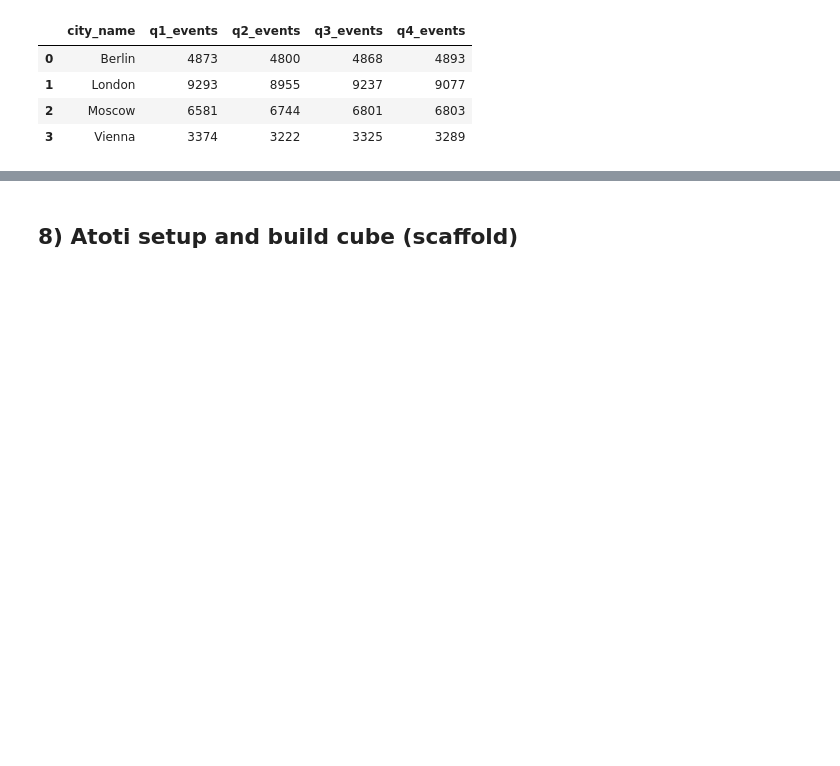
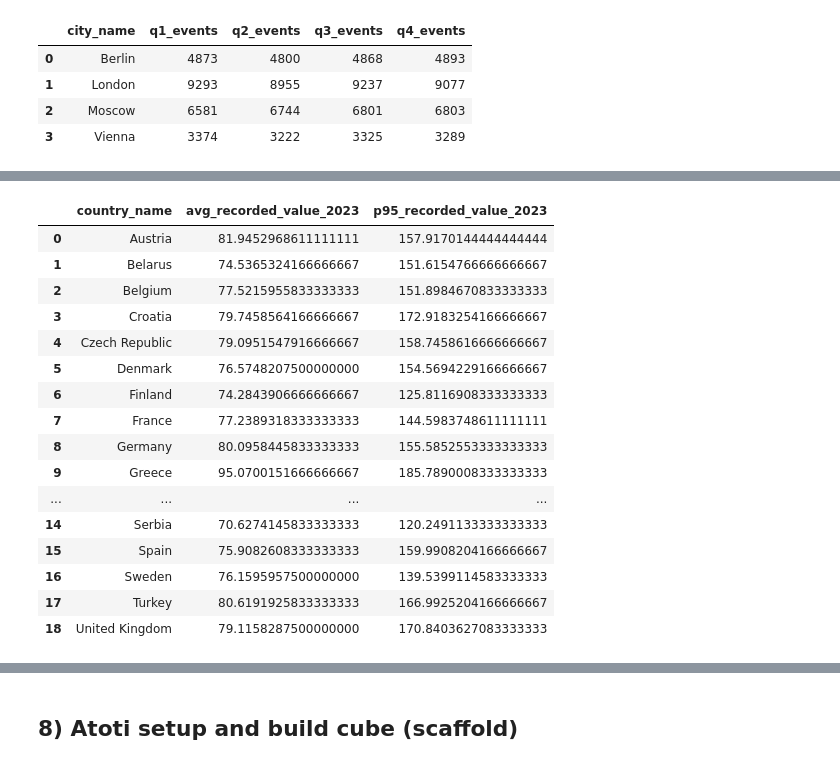
Before and after one commit to timg4/BusinessIntelligence, a Jupyter notebook: DWH2/AirQ_Part2_061.ipynb, the cells around one changed output, grey strips where cells are left out. Cells and saved outputs as stored; diff of their text form; code cells hidden in the pictures; blank space fills up the shorter version.

```diff
--- a/DWH2/AirQ_Part2_061.ipynb
+++ b/DWH2/AirQ_Part2_061.ipynb
@@ -449,0 +466,22 @@ display(df)
+# %%
+# Business question Q07
+df = run_sqlscript("sql/a2_q07_A.sql", engine=engine, progress=VERBOSE_SQL)
+display(df)
+# %% [output]
+|  | country_name | avg_recorded_value_2023 | p95_recorded_value_2023 |
+| 0 | Austria | 81.9452968611111111 | 157.9170144444444444 |
+| 1 | Belarus | 74.5365324166666667 | 151.6154766666666667 |
+| 2 | Belgium | 77.5215955833333333 | 151.8984670833333333 |
+| 3 | Croatia | 79.7458564166666667 | 172.9183254166666667 |
+| 4 | Czech Republic | 79.0951547916666667 | 158.7458616666666667 |
+| 5 | Denmark | 76.5748207500000000 | 154.5694229166666667 |
+| 6 | Finland | 74.2843906666666667 | 125.8116908333333333 |
+| 7 | France | 77.2389318333333333 | 144.5983748611111111 |
+| 8 | Germany | 80.0958445833333333 | 155.5852553333333333 |
+| 9 | Greece | 95.0700151666666667 | 185.7890008333333333 |
+| ... | ... | ... | ... |
+| 14 | Serbia | 70.6274145833333333 | 120.2491133333333333 |
+| 15 | Spain | 75.9082608333333333 | 159.9908204166666667 |
+| 16 | Sweden | 76.1595957500000000 | 139.5399114583333333 |
+| 17 | Turkey | 80.6191925833333333 | 166.9925204166666667 |
+| 18 | United Kingdom | 79.1158287500000000 | 170.8403627083333333 |
```
Also changed, not shown: parts of 23 cells of this notebook, 31 other files.
